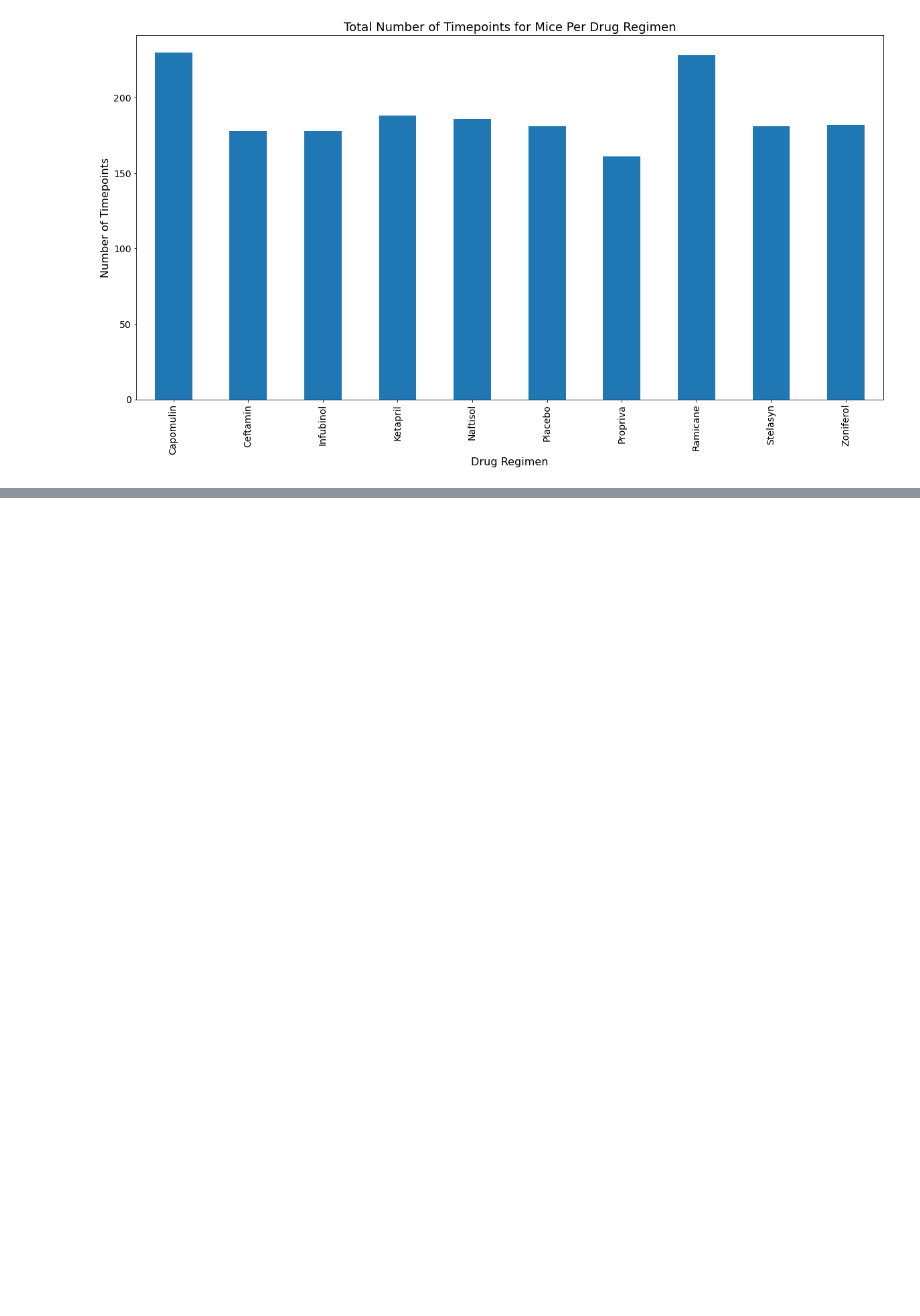
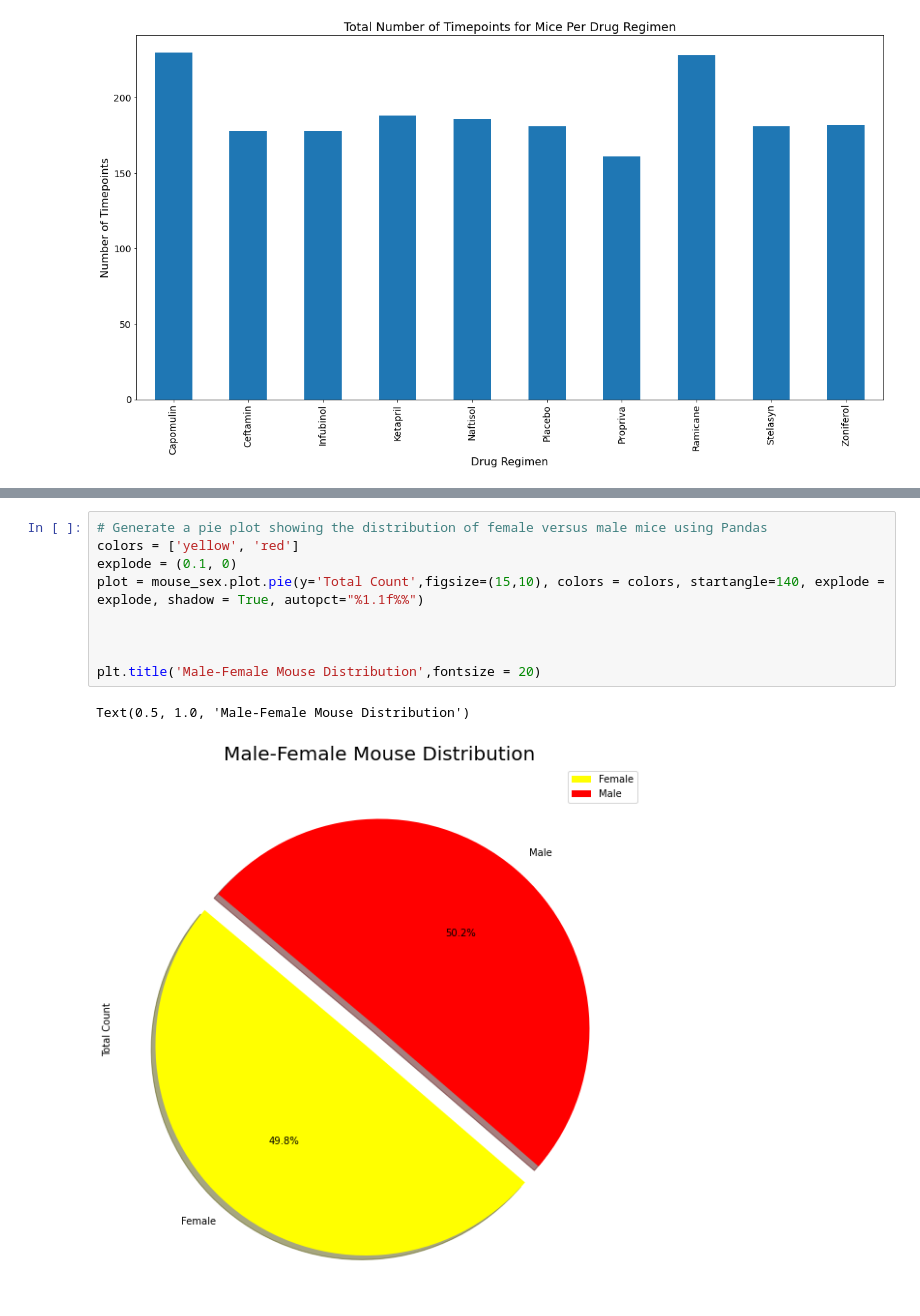
Before and after one commit to ILekawa9/Matplotlib_Challenge, a Jupyter notebook: PowerOfPlots.ipynb, the cells around one changed output, grey strips where cells are left out. Cells and saved outputs as stored; diff of their text form; blank space fills up the shorter version.

```diff
--- a/PowerOfPlots.ipynb
+++ b/PowerOfPlots.ipynb
@@ -154,2 +158,14 @@ mouse_sex["Percentage of Sex"] = (100*(mouse_sex["Total Count"]/mouse_sex["Total
+# %%
+# Generate a pie plot showing the distribution of female versus male mice using Pandas
+colors = ['yellow', 'red']
+explode = (0.1, 0)
+plot = mouse_sex.plot.pie(y='Total Count',figsize=(15,10), colors = colors, startangle=140, explode = explode, shadow = True, autopct="%1.1f%%")
+
+
+
+plt.title('Male-Female Mouse Distribution',fontsize = 20)
+# %% [output]
+Text(0.5, 1.0, 'Male-Female Mouse Distribution')
+[figure, added]
 # %%
 # Generate a pie plot showing the distribution of female versus male mice using pyplot
```
Also changed, not shown: parts of 12 cells of this notebook.
